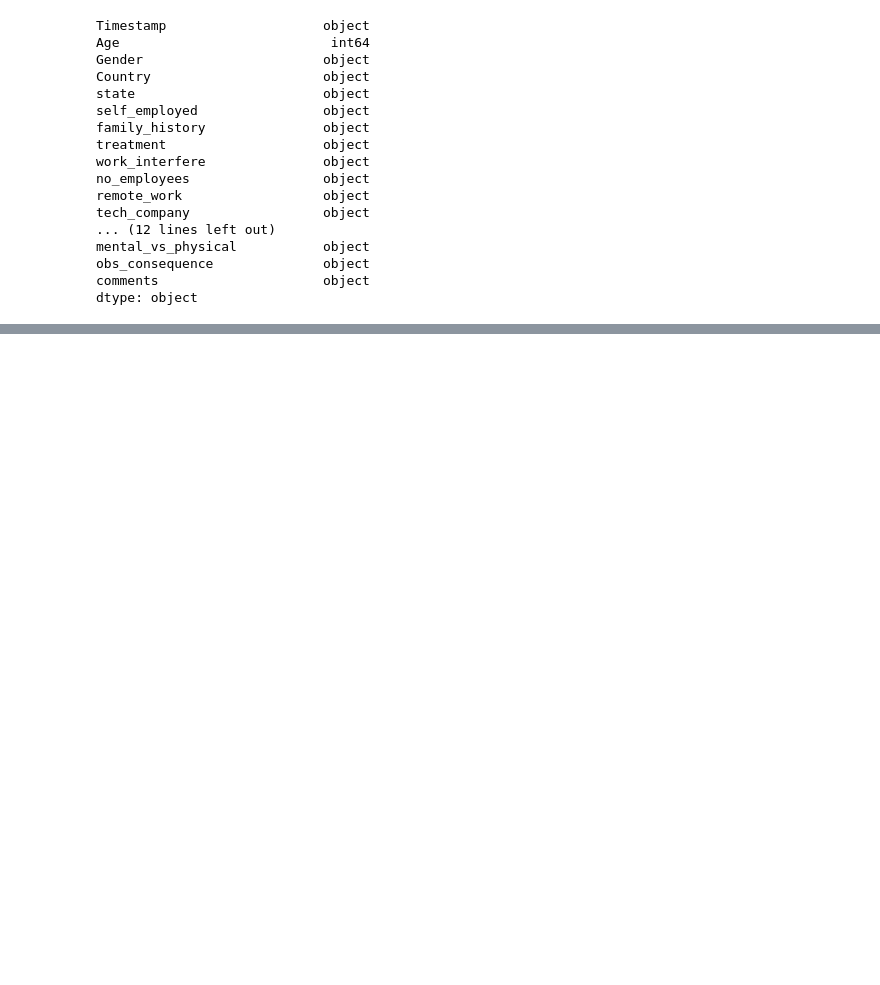
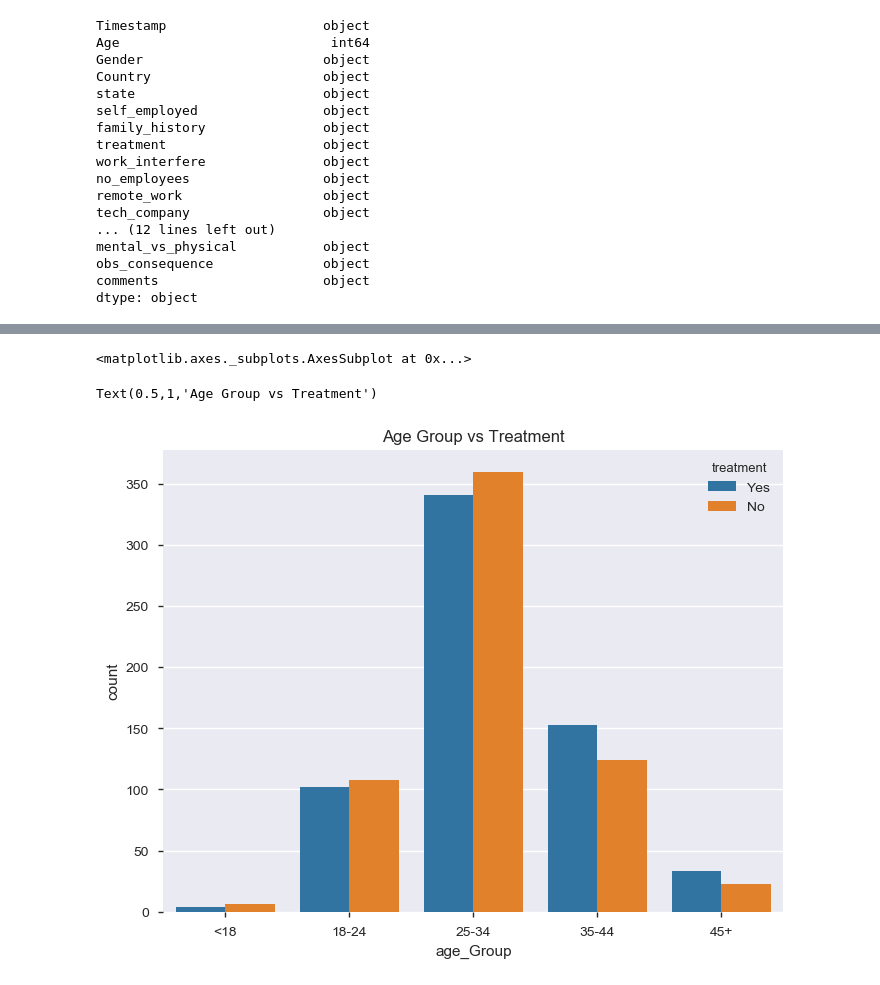
Before and after one commit to TJ-DS/ExploratoryDataAnalysis-EDA, a Jupyter notebook: Mental Health/Mental Health & Frequency Of Mental Health Disorders.ipynb, the cells around one changed output, grey strips where cells are left out. Cells and saved outputs as stored; diff of their text form; code cells hidden in the pictures; blank space fills up the shorter version.

```diff
--- a/Mental Health/Mental Health & Frequency Of Mental Health Disorders.ipynb
+++ b/Mental Health/Mental Health & Frequency Of Mental Health Disorders.ipynb
@@ -199,0 +339,2 @@ profile.to_file(outputfile="mypreprofillingmentalsurvey.html")
+# %%
+MentalData['timestamp'] = pd.to_datetime(MentalData['timestamp'])
@@ -199,0 +374,7 @@ profile.to_file(outputfile="mypreprofillingmentalsurvey.html")
+# %%
+#dealing with missing data
+#Let’s get rid of the variables "Timestamp",“comments”, just to make our lives easier.
+MentalData = MentalData.drop(['comments'], axis= 1)
+MentalData = MentalData.drop(['timestamp'], axis= 1)
+
+MentalData.head(5)
@@ -199,0 +395,14 @@ profile.to_file(outputfile="mypreprofillingmentalsurvey.html")
+# %%
+def clean_age(age):                                                     # Create a new column "age_clean" that replaces out-of-range ages with "NaN"
+    if age>=0 and age<=123:                                             # The oldest living person on record lived to be 122 years, 164 days (Jeanne Calment, 1875-1997)
+        return age
+    else:
+        return np.nan
+MentalData['age_clean'] = MentalData['age'].apply(clean_age)
+
+print("'Age'")                                                          # Check out the new column and make sure it looks right
+print("Minimum value: ", MentalData["age_clean"].min())
+print("Maximum value: ", MentalData["age_clean"].max())
+print("How many values are NaN?: ", pd.isnull(MentalData['age_clean']).sum())
+print("Frequency table for age_clean:")
+MentalData["age_clean"].value_counts().sort_index(0).head()
@@ -199,0 +421,12 @@ profile.to_file(outputfile="mypreprofillingmentalsurvey.html")
+# %%
+MentalData['age_Group'] = pd.cut(MentalData['age_clean'].dropna(),
+                         [0,18,25,35,45,99],
+                         labels=['<18','18-24','25-34','35-44','45+'], include_lowest=True)
+# %%
+fig,ax =plt.subplots(figsize=(8,6))
+sns.countplot(data = MentalData,x = 'age_Group', hue='treatment')
+plt.title('Age Group vs Treatment')
+# %% [output]
+<matplotlib.axes._subplots.AxesSubplot at 0x...>
+Text(0.5,1,'Age Group vs Treatment')
+[figure, added]
```
Also changed, not shown: parts of 85 cells of this notebook, 2 other files.
